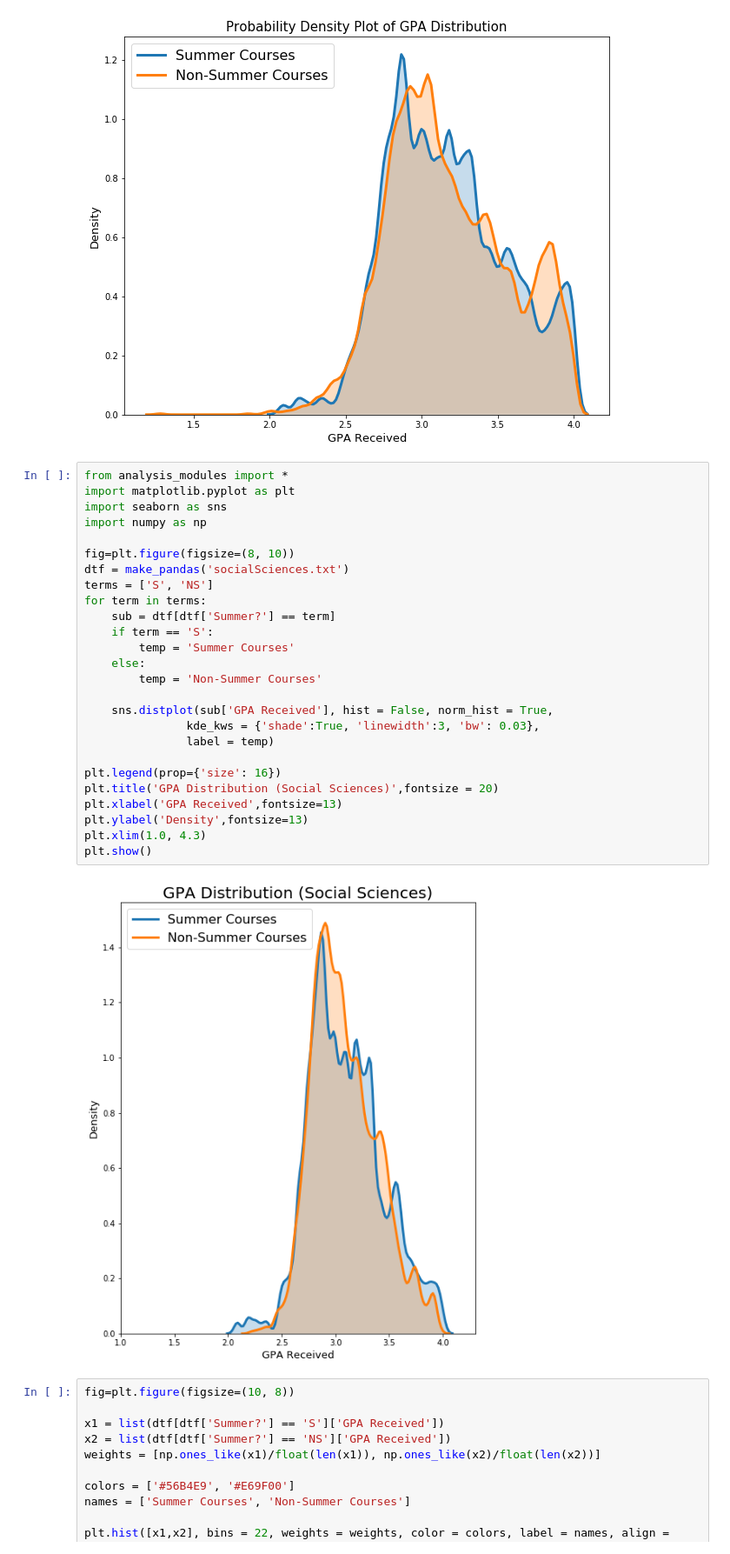
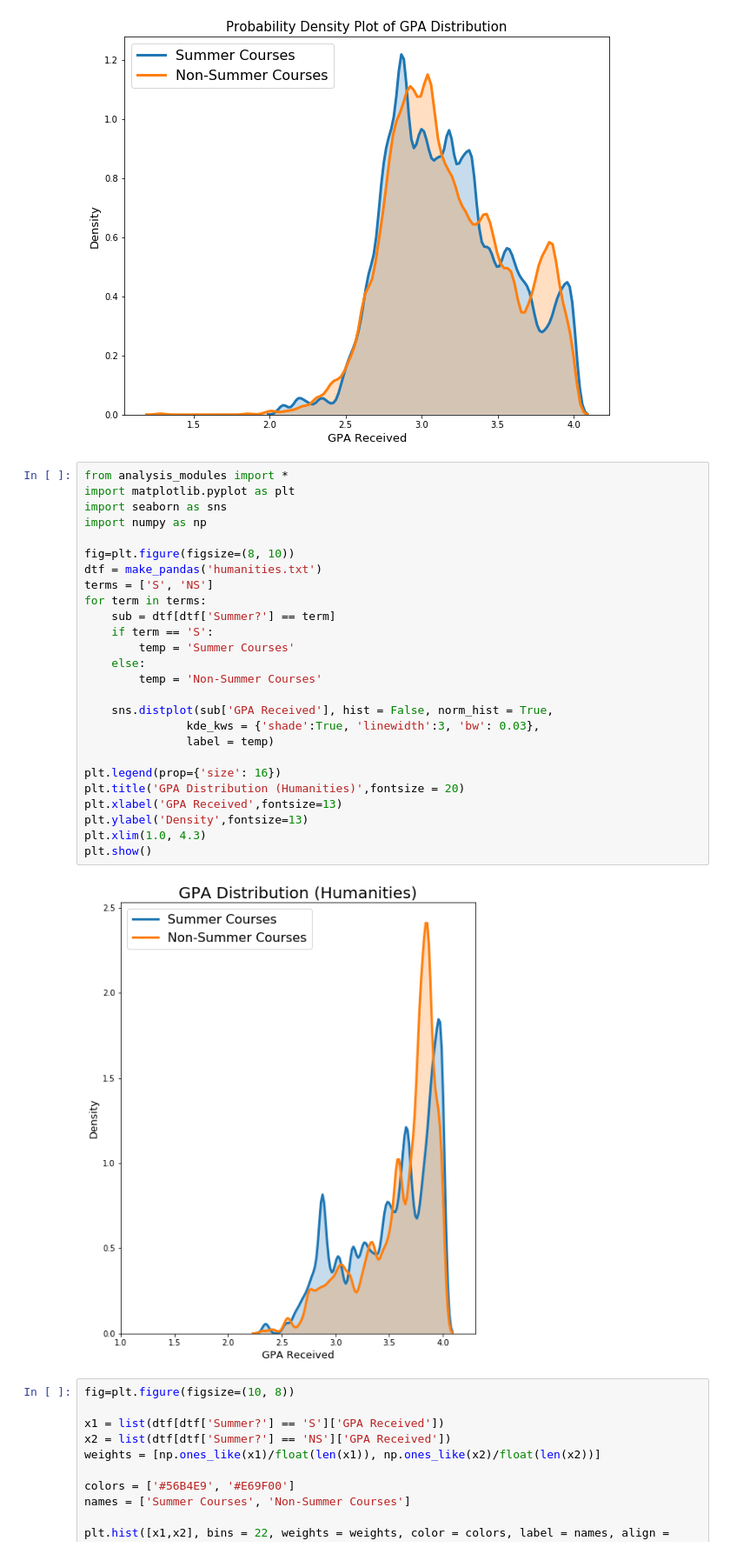
Before and after one commit to alexng1928/ECE143Team6, a Jupyter notebook: GPA Dist and Regression.ipynb, the cells around one changed output. Shown at 87% size. Cells and saved outputs as stored; diff of their text form.

Commit message:
made more graphs

```diff
--- a/GPA Dist and Regression.ipynb
+++ b/GPA Dist and Regression.ipynb
@@ -28,31 +28,31 @@ plt.show()
 # %%
 from analysis_modules import *
 import matplotlib.pyplot as plt
 import seaborn as sns
 import numpy as np
 
 fig=plt.figure(figsize=(8, 10))
-dtf = make_pandas('socialSciences.txt')
+dtf = make_pandas('humanities.txt')
 terms = ['S', 'NS']
 for term in terms:
     sub = dtf[dtf['Summer?'] == term]
     if term == 'S':
         temp = 'Summer Courses'
     else:
         temp = 'Non-Summer Courses'
 
     sns.distplot(sub['GPA Received'], hist = False, norm_hist = True,
                kde_kws = {'shade':True, 'linewidth':3, 'bw': 0.03},
                label = temp)
 
 plt.legend(prop={'size': 16})
-plt.title('GPA Distribution (Social Sciences)',fontsize = 20)
+plt.title('GPA Distribution (Humanities)',fontsize = 20)
 plt.xlabel('GPA Received',fontsize=13)
 plt.ylabel('Density',fontsize=13)
 plt.xlim(1.0, 4.3)
 plt.show()
 # %% [output]
-[figure, old version]
+[figure, new version]
 # %%
 fig=plt.figure(figsize=(10, 8))
 
```
Also changed, not shown: parts of 5 cells of this notebook.
